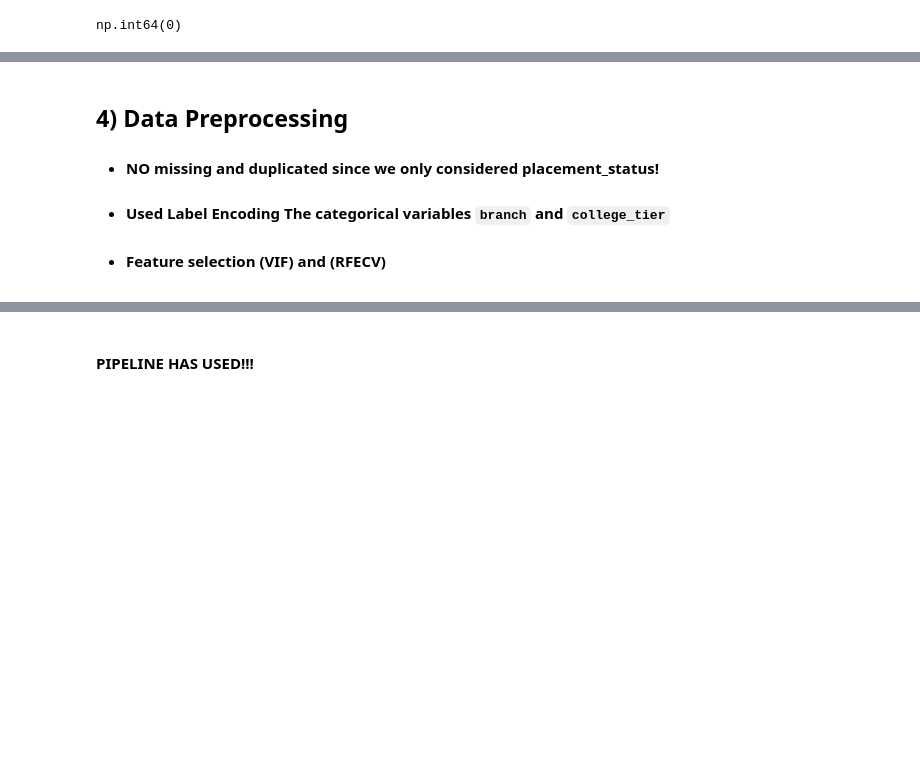
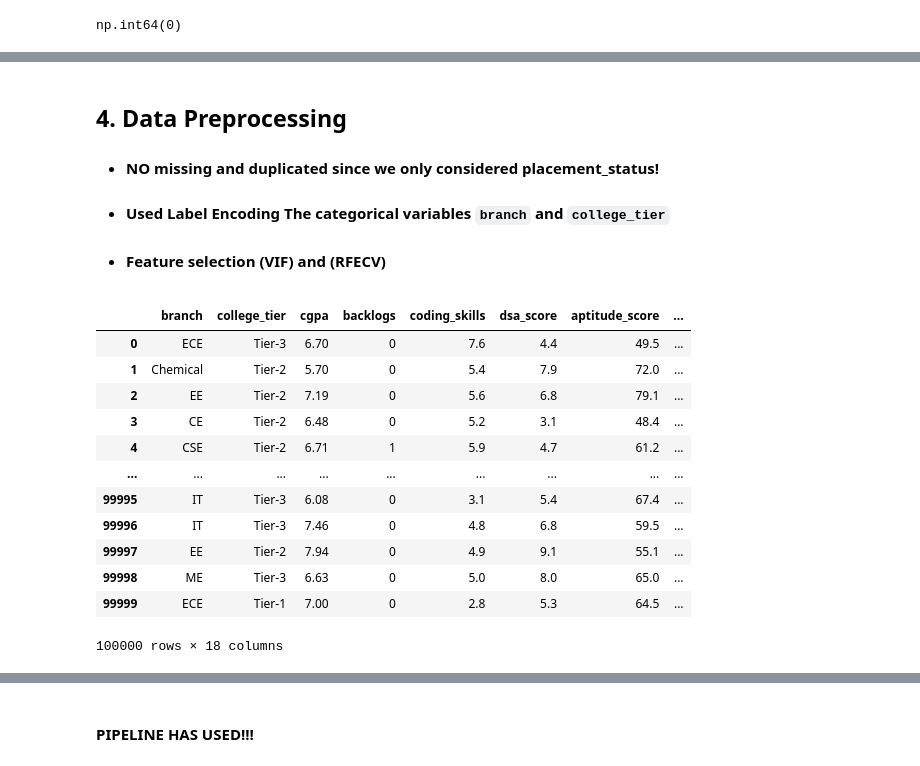
Before and after one commit to kaymansrinivasan/Machine_Learning, a Jupyter notebook: .ipynb/student_placement_prediction.ipynb, the cells around one changed output, grey strips where cells are left out. Saved outputs shown, nothing was run; the diff lists cells and outputs as text; code cells hidden in the pictures; blank space fills up the shorter version.

```diff
--- a/.ipynb/student_placement_prediction.ipynb
+++ b/.ipynb/student_placement_prediction.ipynb
@@ -86,5 +96,5 @@ plt.show()
 # %% [markdown]
-## 4) Data Preprocessing
+## 4. Data Preprocessing
 
 
 - #### NO missing and duplicated since we only considered placement_status!
@@ -99,3 +109,19 @@ le = LabelEncoder()
 for col in x.columns:
     if x[col].dtypes == "object":
         x[col] = le.fit_transform(x[col])
+# %%
+df
+# %% [output]
+|  | branch | college_tier | cgpa | backlogs | coding_skills | dsa_score | aptitude_score | ... |
+| 0 | ECE | Tier-3 | 6.70 | 0 | 7.6 | 4.4 | 49.5 | ... |
+| 1 | Chemical | Tier-2 | 5.70 | 0 | 5.4 | 7.9 | 72.0 | ... |
+| 2 | EE | Tier-2 | 7.19 | 0 | 5.6 | 6.8 | 79.1 | ... |
+| 3 | CE | Tier-2 | 6.48 | 0 | 5.2 | 3.1 | 48.4 | ... |
+| 4 | CSE | Tier-2 | 6.71 | 1 | 5.9 | 4.7 | 61.2 | ... |
+| ... | ... | ... | ... | ... | ... | ... | ... | ... |
+| 99995 | IT | Tier-3 | 6.08 | 0 | 3.1 | 5.4 | 67.4 | ... |
+| 99996 | IT | Tier-3 | 7.46 | 0 | 4.8 | 6.8 | 59.5 | ... |
+| 99997 | EE | Tier-2 | 7.94 | 0 | 4.9 | 9.1 | 55.1 | ... |
+| 99998 | ME | Tier-3 | 6.63 | 0 | 5.0 | 8.0 | 65.0 | ... |
+| 99999 | ECE | Tier-1 | 7.00 | 0 | 2.8 | 5.3 | 64.5 | ... |
+100000 rows × 18 columns
```
Also changed, not shown: parts of 60 cells of this notebook, 2 other files.
